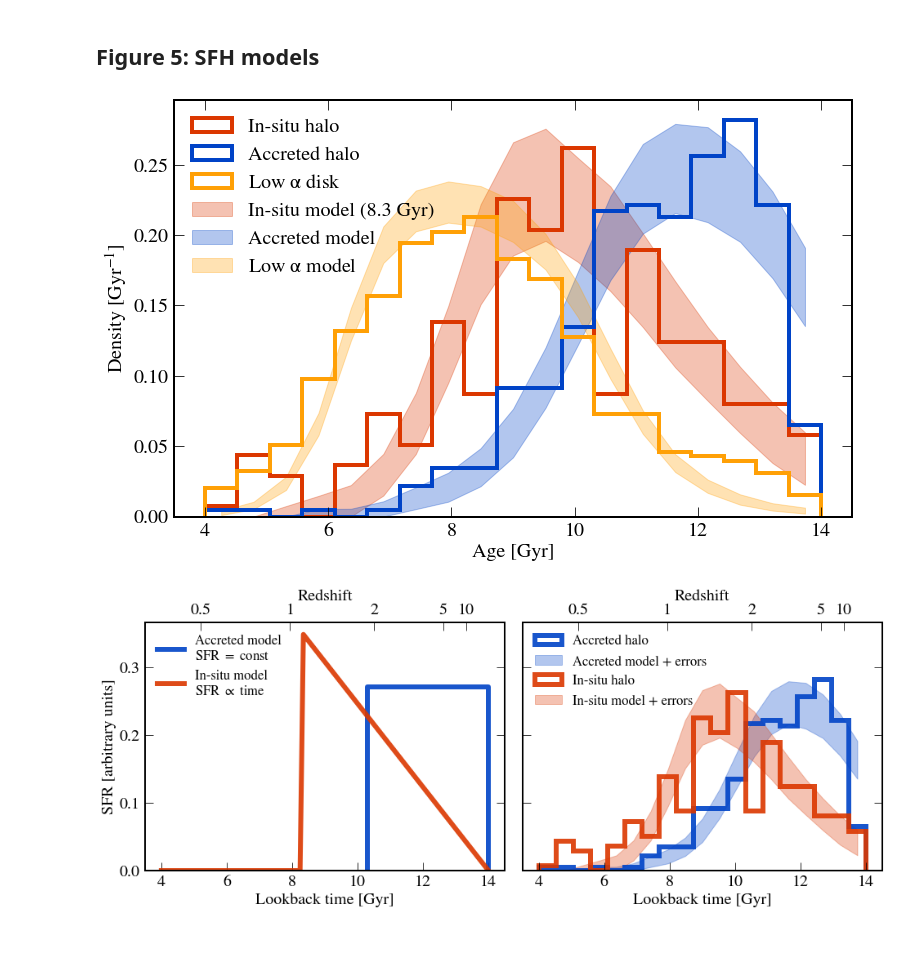
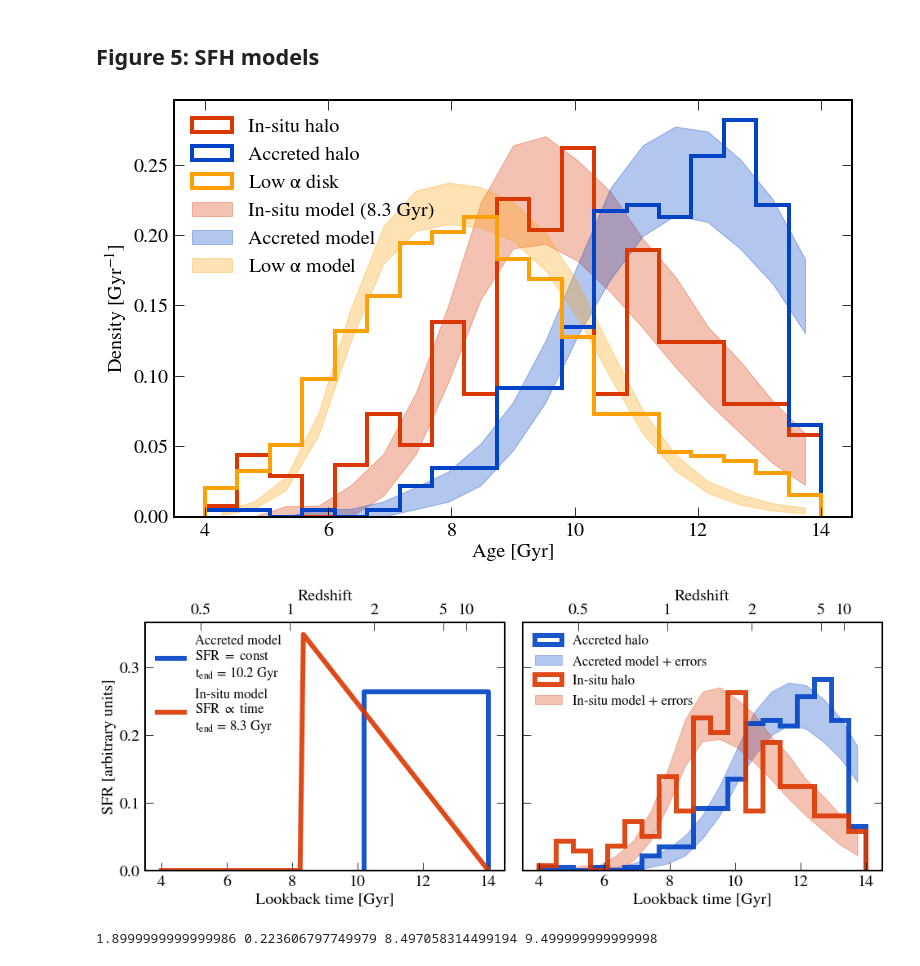
Before and after one commit to abonaca/mw_timing, a Jupyter notebook: notebooks/paper_figures.ipynb, the cells around one changed output. Cells and saved outputs as stored; diff of their text form; code cells hidden in the pictures.

```diff
--- a/notebooks/paper_figures.ipynb
+++ b/notebooks/paper_figures.ipynb
@@ -17,7 +17,7 @@ plt.style.use('notebook')
 # %% [markdown]
 ## Load catalog & definitions
 # %%
-t = Table.read('../data/rcat.fits')
+t = Table.read('/home/ana/data/rcat_V2.1_MSG.fits')
 ind = np.isfinite(t['GAIADR2_PMRA']) & (t['FLAG']==0) & (t['SNR']>10) & (t['E_tot_pot1']<0)
 t = t[ind]
 print(len(t))
@@ -725,6 +725,12 @@ for i in range(Ne):
     plt.text(0.07,0.1,'{:.0f} < Age/Gyr < {:.0f}'.format(age_ranges[i], age_ranges[i+1]), fontsize='small',
             transform=plt.gca().transAxes, color='0.2')
 
+    for j in range(2):
+        plt.xlim(-2.5,0.49)
+        plt.ylim(-0.2, 0.59)
+        plt.gca().yaxis.set_major_locator(mpl.ticker.MultipleLocator(0.25))
+
+
 for j in range(2):
     plt.sca(ax[Ne-1][j])
     plt.xlabel('[Fe/H]$_i$')
@@ -1008,6 +1014,7 @@ err_low = age_err[ind_safeage & ind_lowa]
 np.random.seed(4629)
 
 nboot = 1000
+# abins_fine = np.linspace(4,14,40)
 nbin = np.size(abins) - 1
 bcen = 0.5 * (abins[1:] + abins[:-1])
 h_age_acc = np.empty((nboot, nbin))
@@ -1024,7 +1031,7 @@ n2 = nacc - n1
 
 for i in range(nboot):
     # sample accreted halo from a flat distribution
-    model_acc = np.random.rand(nacc)*3.7 + 10.3
+    model_acc = np.random.rand(nacc)*(14 - 10.2) + 10.2
 #     model_acc = np.concatenate([np.ones(n1)*11, np.ones(n2)*13])
 #     model_acc_conv = np.random.randn(nacc)*np.random.permutation(err_acc) + np.random.permutation(model_acc)
     log_model_acc = np.log10(model_acc)
@@ -1059,23 +1066,39 @@ for i in range(nboot):
 #     h, be = np.histogram(model_ins_conv, bins=abins, density=True)
 #     h_age_ins[i] = h
 
-    # multiple in-situ choices:
-    for e, age_lim in enumerate([7.3,8.3,9.3]):
-        model_u = np.random.rand(nins)
-        model_ins = pdf_ramp(model_u, age_lim, 14)
-        log_model_ins = np.log10(model_ins)
-        log_model_ins_conv = (np.random.randn(nins)*np.random.permutation(t['logAge_lerr'][ind_safeage & ind_splash])
-                              + np.random.permutation(log_model_ins))
-        model_ins_conv = 10**log_model_ins_conv
-        h, be = np.histogram(model_ins_conv, bins=abins, density=True)
-        h_age_ins_list[e][i] = h
+#     # multiple in-situ choices:
+#     for e, age_lim in enumerate([7.3,8.3,9.3]):
+#         model_u = np.random.rand(nins)
+#         model_ins = pdf_ramp(model_u, age_lim, 14)
+#         log_model_ins = np.log10(model_ins)
+#         log_model_ins_conv = (np.random.randn(nins)*np.random.permutation(t['logAge_lerr'][ind_safeage & ind_splash])
+#                               + np.random.permutation(log_model_ins))
+#         model_ins_conv = 10**log_model_ins_conv
+#         h, be = np.histogram(model_ins_conv, bins=abins, density=True)
+#         h_age_ins_list[e][i] = h
+
+    # in-situ halo: ramp + const
+    n1 = int(0.*nins)
+    n2 = nins - n1
+    model_ins1 = np.random.rand(n1)*(14 - 8.3) + 8.3
+    model_u = np.random.rand(n2)
+    model_ins2 = pdf_ramp(model_u, 8.3, 14)
+    model_ins = np.concatenate([model_ins1, model_ins2])
+    log_model_ins = np.log10(model_ins)
+    log_model_ins_conv = (np.random.randn(nins)*np.random.permutation(t['logAge_lerr'][ind_safeage & ind_splash])
+                          + np.random.permutation(log_model_ins))
+    model_ins_conv = 10**log_model_ins_conv
+    h, be = np.histogram(model_ins_conv, bins=abins, density=True)
+    h_age_ins[i] = h
+
 
 
 model_acc_dn, model_acc_up = np.percentile(h_age_acc, [16,84], axis=0)
+model_low_dn, model_low_up = np.percentile(h_age_low, [16,84], axis=0)
+
 model_ins_dn, model_ins_up = np.percentile(h_age_ins, [16,84], axis=0)
-model_ins1_dn, model_ins1_up = np.percentile(h_age_ins1, [16,84], axis=0)
-model_ins2_dn, model_ins2_up = np.percentile(h_age_ins2, [16,84], axis=0)
-model_low_dn, model_low_up = np.percentile(h_age_low, [16,84], axis=0)
+# model_ins1_dn, model_ins1_up = np.percentile(h_age_ins1, [16,84], axis=0)
+# model_ins2_dn, model_ins2_up = np.percentile(h_age_ins2, [16,84], axis=0)
 
 plt.figure(figsize=(11,7))
 
@@ -1097,46 +1120,61 @@ plt.ylabel('Density [Gyr$^{-1}$]')
 plt.tight_layout()
 plt.savefig('../plots/ages_model_delta.png')
 # %% [output]
-[figure, old version]
+[figure, new version]
 # %%
 fig, ax = plt.subplots(1,2,figsize=(14,6), sharex=True, sharey=True)
 
 plt.sca(ax[0])
-y = 1/3.7
-x_ = np.array([10.3, 10.3, 14, 14])
+y = 1/(14-10.2)
+x_ = np.array([10.2, 10.2, 14, 14])
 y_ = np.array([0, y, y, 0])
-plt.plot(x_, y_, '-', color=blue, lw=6, alpha=0.9, label='Accreted model\nSFR $=$ const')
+plt.plot(x_, y_, '-', color=blue, lw=6, alpha=0.9, label='Accreted model\nSFR $=$ const\nt$_{end}$ = 10.2 Gyr')
 
 x_ = np.linspace(4,14,100)
+y_aux = np.ones_like(x_)
+y_aux[x_<8.1] = 0
+# y_ = f_ramp(x_, 8.1, 14)*0.6 + 0.4/(14-8.1)*y_aux
 y_ = f_ramp(x_, 8.3, 14)
-plt.plot(x_, y_, '-', color=orange, lw=6, alpha=0.9, label='In-situ model\nSFR $\propto$ time')
+plt.plot(x_, y_, '-', color=orange, lw=6, alpha=0.9, label='In-situ model\nSFR $\propto$ time\nt$_{end}$ = 8.3 Gyr')
+
 
 plt.legend(loc=2, frameon=False, fontsize='small')
 plt.xlabel('Lookback time [Gyr]')
 plt.ylabel('SFR [arbitrary units]')
 
 plt.sca(ax[1])
 plt.hist(obs_acc, bins=abins, color=blue, histtype='step', lw=6, alpha=0.9, density=True, label='Accreted halo')
 plt.fill_between(bcen, model_acc_dn, model_acc_up, color=blue, alpha=0.3, label='Accreted model + errors')
 
 plt.hist(obs_ins, bins=abins, color=orange, histtype='step', lw=6, alpha=0.9, density=True, label='In-situ halo')
 plt.fill_between(bcen, model_ins_dn, model_ins_up, color=orange, alpha=0.3, label='In-situ model + errors')
 
 handles, labels = plt.gca().get_legend_handles_labels()
 order = np.array([0,2,1,3]).astype('int')
 handles = [handles[x] for x in order]
 labels = [labels[x] for x in order]
 plt.legend(handles, labels, loc=2, frameon=False, fontsize='small')
 plt.xlabel('Lookback time [Gyr]')
 
 for ax1 in ax:
     ax2 = ax1.twiny()
     ax2.set_xlim(ax1.get_xlim())
     ax2.set_xticks(lookback)
     ax2.set_xticklabels(zlabel)
     ax2.set_xlabel('Redshift')
 
 plt.tight_layout()
 plt.savefig('../paper/ages_model.pdf')
 # %% [output]
-[figure, old version]
+[figure, new version]
+# %%
+a1 = 8.3
+s1 = 0.1
+a2 = 10.2
+s2 = 0.2
+sdiff = np.sqrt(s1**2 + s2**2)
+diff = a2 - a1
+diff_significance = diff/sdiff
+print(diff, sdiff, diff_significance, 1.9/0.2)
+# %% [output]
+1.8999999999999986 0.223606797749979 8.497058314499194 9.499999999999998
```
Also changed, not shown: parts of 2 cells of this notebook.
